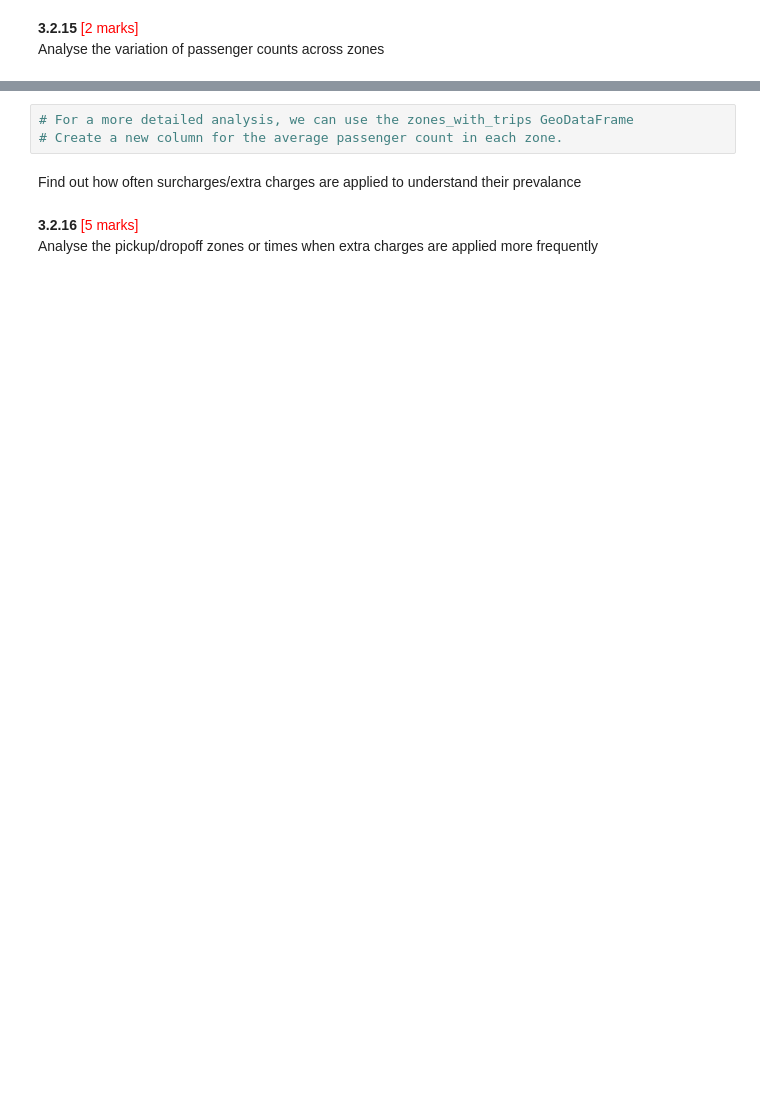
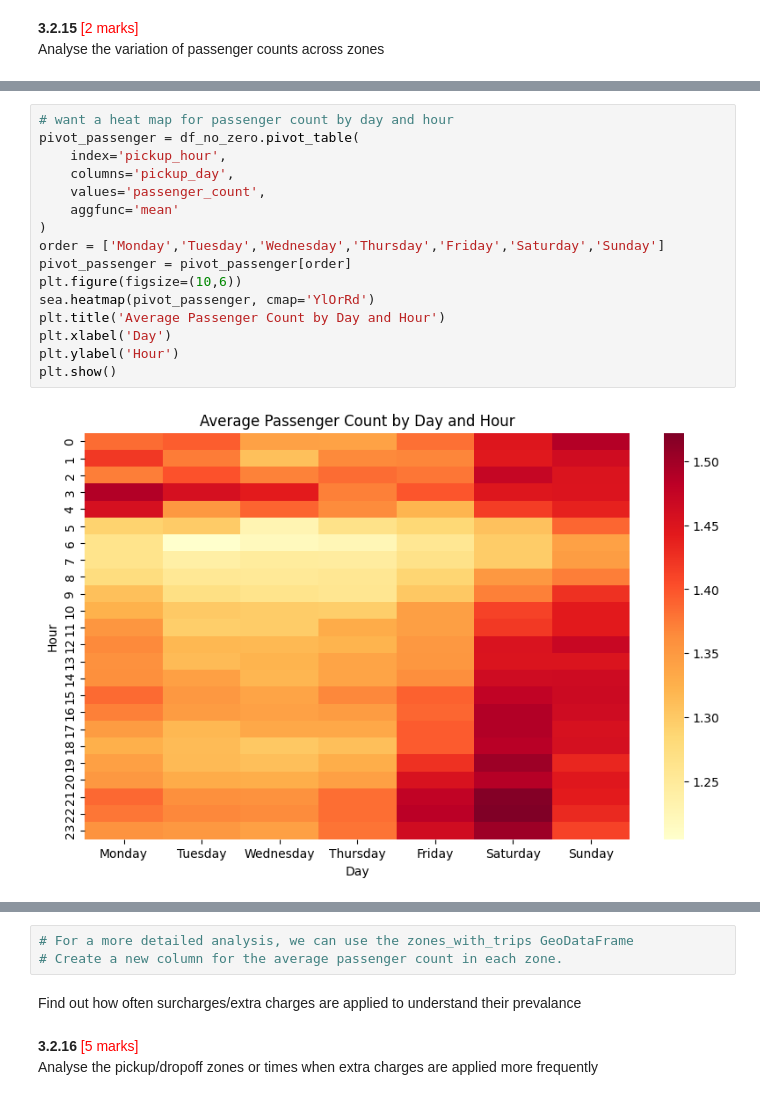
Before and after one commit to ChetanTiwari195/NewYorkTaxiEDA_DS_CT, a Jupyter notebook: EDA_Optimising_NYC_Taxis_ChetanTiwari.ipynb, the cells around one changed output, grey strips where cells are left out. Saved outputs shown, nothing was run; the diff lists cells and outputs as text; blank space fills up the shorter version.

```diff
--- a/EDA_Optimising_NYC_Taxis_ChetanTiwari.ipynb
+++ b/EDA_Optimising_NYC_Taxis_ChetanTiwari.ipynb
@@ -1711,0 +2025,18 @@ Analyse the variation of passenger counts across zones
+# %%
+# want a heat map for passenger count by day and hour
+pivot_passenger = df_no_zero.pivot_table(
+    index='pickup_hour',
+    columns='pickup_day',
+    values='passenger_count',
+    aggfunc='mean'
+)
+order = ['Monday','Tuesday','Wednesday','Thursday','Friday','Saturday','Sunday']
+pivot_passenger = pivot_passenger[order]
+plt.figure(figsize=(10,6))
+sea.heatmap(pivot_passenger, cmap='YlOrRd')
+plt.title('Average Passenger Count by Day and Hour')
+plt.xlabel('Day')
+plt.ylabel('Hour')
+plt.show()
+# %% [output]
+[figure, added]
```
Also changed, not shown: parts of 36 cells of this notebook.
